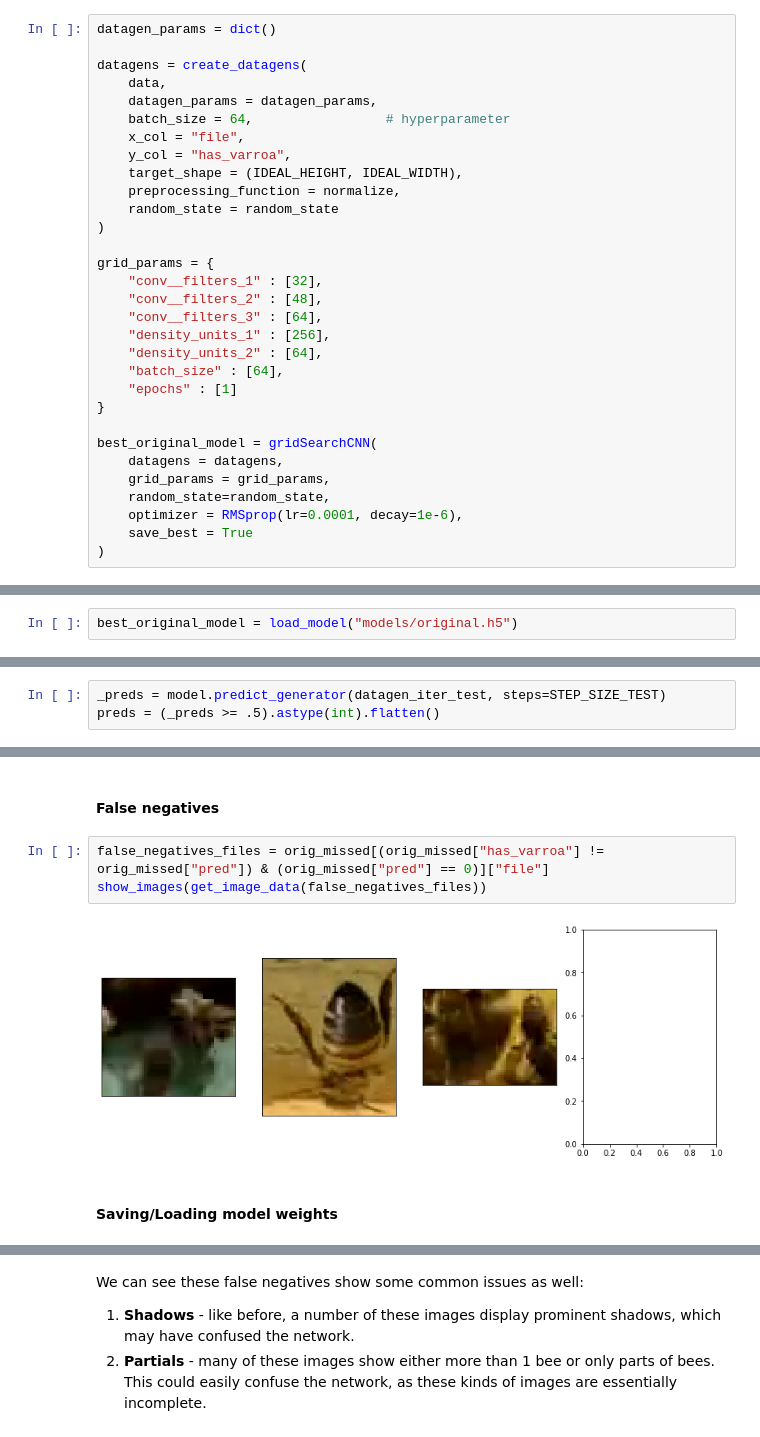
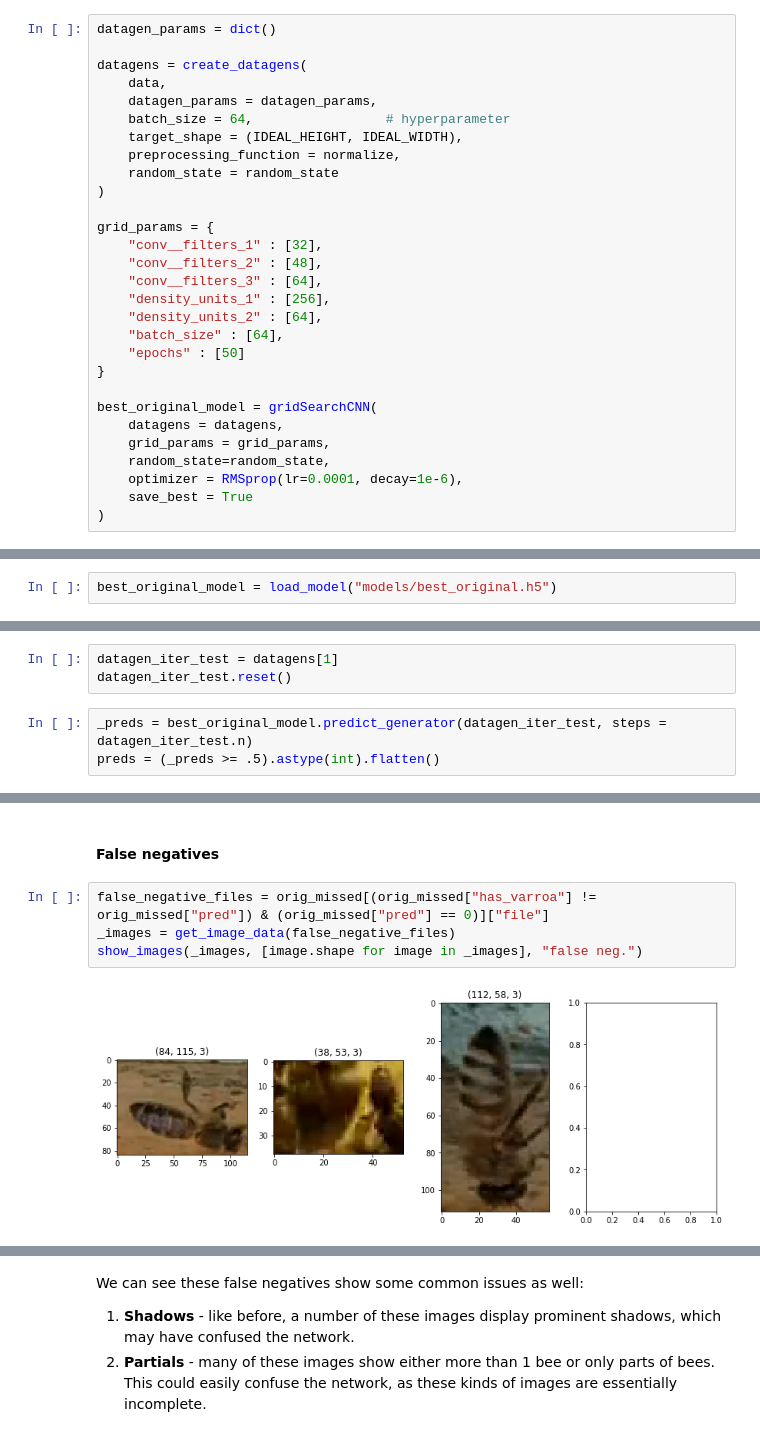
Before and after one commit to Shaddyjr/bee-image-classifier, a Jupyter notebook: project_notebook.ipynb, the cells around one changed output, grey strips where cells are left out. Saved outputs shown, nothing was run; the diff lists cells and outputs as text.

```diff
--- a/project_notebook.ipynb
+++ b/project_notebook.ipynb
@@ -608,8 +608,6 @@ datagens = create_datagens(
     data,
     datagen_params = datagen_params,
     batch_size = 64,                 # hyperparameter
-    x_col = "file",
-    y_col = "has_varroa",
     target_shape = (IDEAL_HEIGHT, IDEAL_WIDTH),
     preprocessing_function = normalize,
     random_state = random_state
@@ -622,7 +620,7 @@ grid_params = {
     "density_units_1" : [256],
     "density_units_2" : [64],
     "batch_size" : [64],
-    "epochs" : [1]
+    "epochs" : [50]
 }
 
 best_original_model = gridSearchCNN(
@@ -662,2 +673,2 @@ graph_loss(best_original_model["best_history"])
 # %%
-best_original_model = load_model("models/original.h5")
+best_original_model = load_model("models/best_original.h5")
@@ -670,5 +675,8 @@ TypeError: 'Sequential' object is not subscriptable
+# %%
+datagen_iter_test = datagens[1]
+datagen_iter_test.reset()
 # %%
-_preds = model.predict_generator(datagen_iter_test, steps=STEP_SIZE_TEST)
+_preds = best_original_model.predict_generator(datagen_iter_test, steps = datagen_iter_test.n)
 preds = (_preds >= .5).astype(int).flatten()
 # %%
 orig_preds = pd.DataFrame({
@@ -707,9 +721,8 @@ NameError: name 'orig_missed' is not defined
 # %% [markdown]
 #### False negatives
 # %%
-false_negatives_files = orig_missed[(orig_missed["has_varroa"] != orig_missed["pred"]) & (orig_missed["pred"] == 0)]["file"]
-show_images(get_image_data(false_negatives_files))
+false_negative_files = orig_missed[(orig_missed["has_varroa"] != orig_missed["pred"]) & (orig_missed["pred"] == 0)]["file"]
+_images = get_image_data(false_negative_files)
+show_images(_images, [image.shape for image in _images], "false neg.")
 # %% [output]
-[figure, old version]
+[figure, new version]
-# %% [markdown]
-#### Saving/Loading model weights
```
Also changed, not shown: parts of 83 cells of this notebook, 8 other files.
